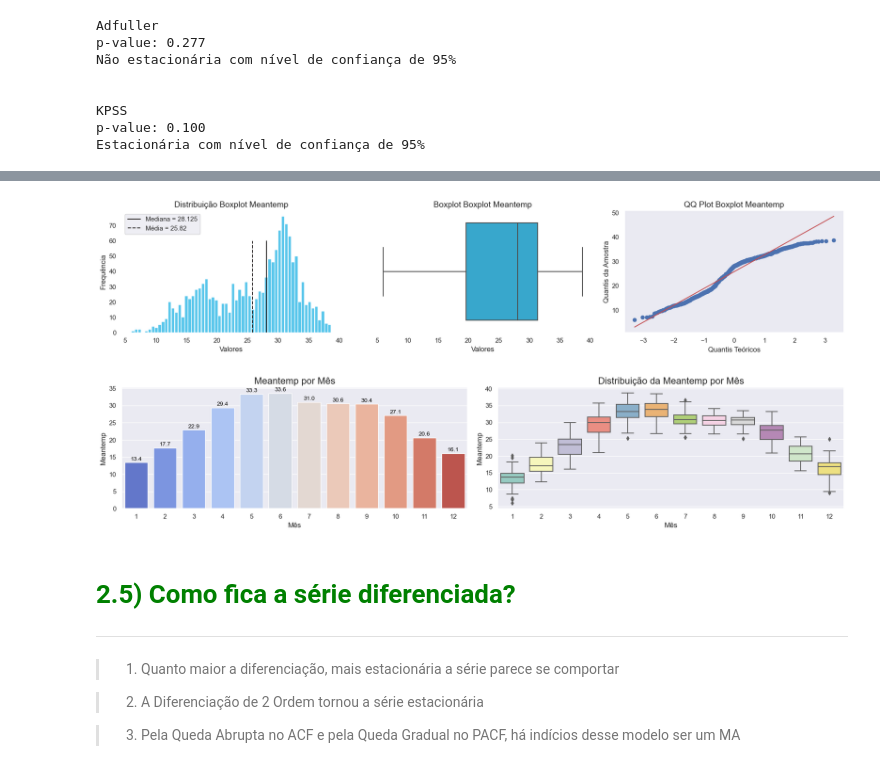
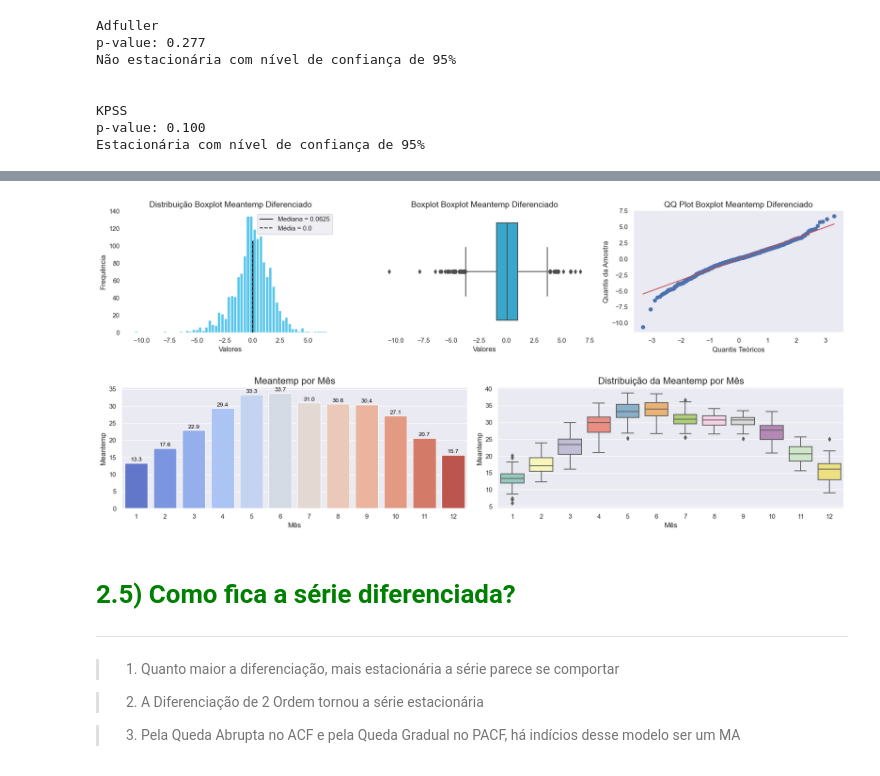
Before and after one commit to leonardovargas10/Modelo_Forecasting_Temperature-, a Jupyter notebook: Modelo_Forecasting.ipynb, the cells around one changed output, grey strips where cells are left out. Saved outputs shown, nothing was run; the diff lists cells and outputs as text; code cells hidden in the pictures.

```diff
--- a/Modelo_Forecasting.ipynb
+++ b/Modelo_Forecasting.ipynb
@@ -380,6 +389,7 @@ Estacionária com nível de confiança de 95%
 # %%
-plota_histograma_boxplot_qq('meantemp', df_climate.loc[df_climate['meanpressure'].between(994, 1020)], f'Boxplot Meantemp')
-monthly_avg = df_climate.loc[df_climate['meanpressure'].between(994, 1020)].groupby('month')['meantemp'].mean().reset_index()
+df_climate['meantemp_diff1'] = df_climate['meantemp'].diff()
+plota_histograma_boxplot_qq('meantemp_diff1', df_climate, f'Boxplot Meantemp Diferenciado')
+monthly_avg = df_climate.groupby('month')['meantemp'].mean().reset_index()
 # Criar os subplots
 fig, axes = plt.subplots(1, 2, figsize=(18, 4))
 
@@ -395,36 +405,36 @@ axes[0].set_title(f'Meantemp por Mês', fontsize=16)
 axes[0].set_xlabel('Mês', fontsize=12)
 axes[0].set_ylabel(f'Meantemp', fontsize=12)
 
 for index, row in monthly_avg.iterrows():
     axes[0].text(
         row.name,
         row['meantemp'] + 0.2,
         f"{row['meantemp']:.1f}",
         ha='center',
         va='bottom',
         fontsize=10,
         color='black'
     )
 
 
 # Gráfico 2: Distribuição por Mês (Boxplot)
 sns.boxplot(
-    data=df_climate.loc[df_climate['meanpressure'].between(994, 1020)],
+    data=df_climate,
     x='month',
     y='meantemp',
     palette='Set3',
     ax=axes[1]  #
 )
 axes[1].set_title(f'Distribuição da Meantemp por Mês', fontsize=16)
 axes[1].set_xlabel('Mês', fontsize=12)
 axes[1].set_ylabel(f'Meantemp', fontsize=12)
 
 # Layout final
 plt.tight_layout()
 plt.show()
 # %% [output]
-[figure, old version]
+[figure, new version]
-[figure, old version]
+[figure, new version]
 # %% [markdown]
 # <font color='green' style='font-size: 30px;'> 2.5) Como fica a série diferenciada? </font>
 <hr style='border: 2px solid green;'>
```
Also changed, not shown: parts of 9 cells of this notebook.
